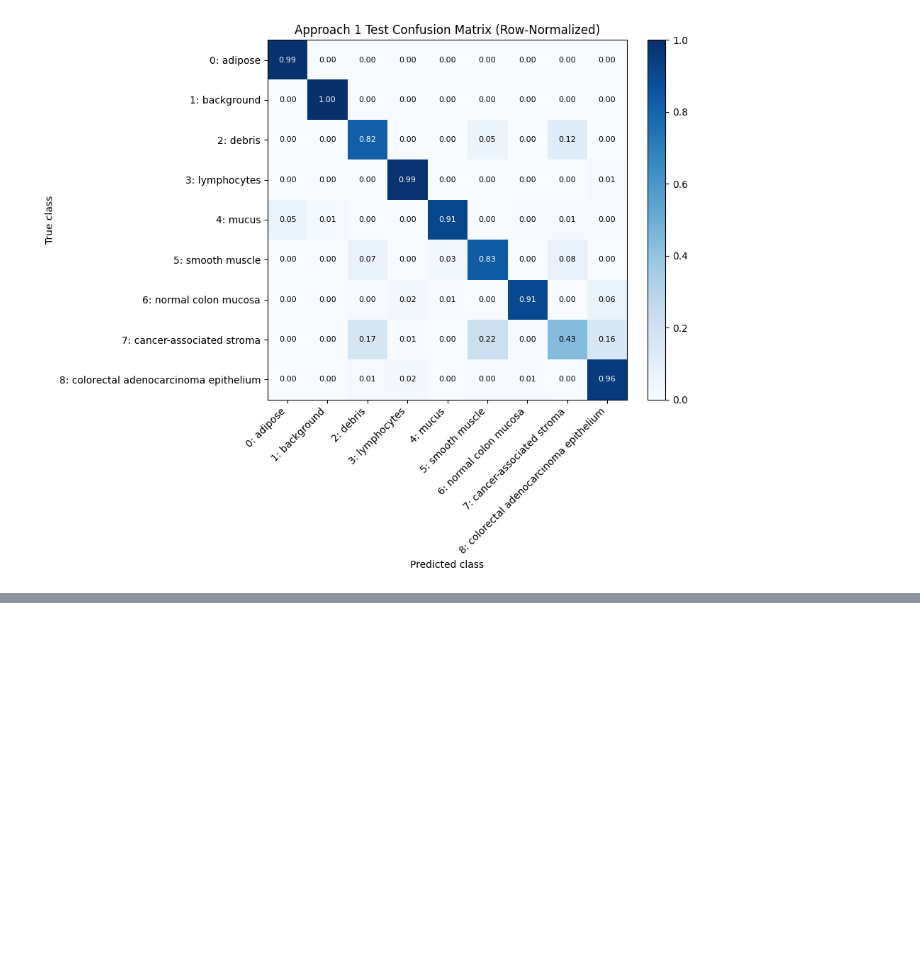
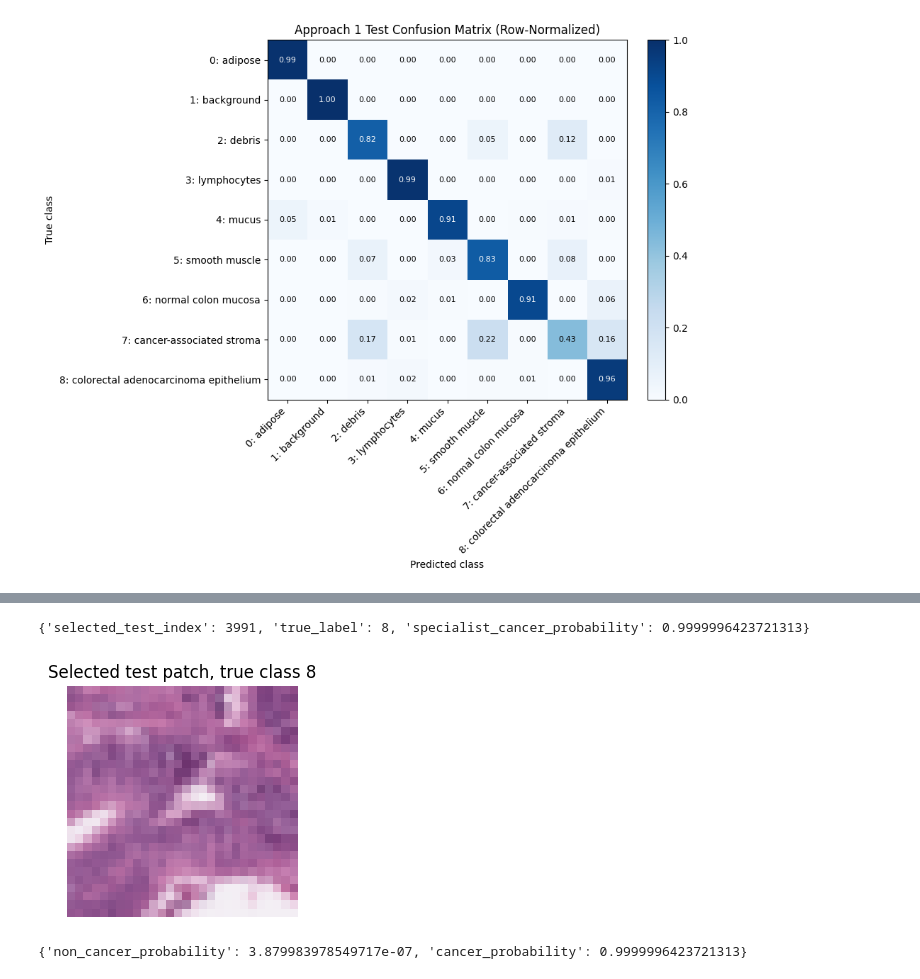
Before and after one commit to nickzerjeski/pathmnist-classification-improvement, a Jupyter notebook: notebooks/approach_01_cancer_vs_rest_override.ipynb, the cells around one changed output, grey strips where cells are left out. Drawn from its saved outputs; the diff is of its cells as text; code cells hidden in the pictures; blank space fills up the shorter version.

```diff
--- a/notebooks/approach_01_cancer_vs_rest_override.ipynb
+++ b/notebooks/approach_01_cancer_vs_rest_override.ipynb
@@ -419,0 +686,70 @@ plt.show()
+# %%
+import torch
+import torch.nn.functional as F
+from torchvision.transforms.functional import to_pil_image
+
+from pathmnist.data import build_dataset
+from pathmnist.models import build_model
+
+SPECIALIST_CHECKPOINT = MODEL_DIR / 'best.pt'
+checkpoint = torch.load(SPECIALIST_CHECKPOINT, map_location='cpu')
+specialist_model = build_model('small_cnn', 2, pretrained=False)
+specialist_model.load_state_dict(checkpoint['model'])
+specialist_model.eval()
+
+# Use unaugmented test data, matching evaluation.
+test_dataset = build_dataset(
+    'test',
+    image_size=specialist_config['image_size'],
+    source_size=specialist_config.get('source_size'),
+    augment='none',
+    root=str(PROJECT_ROOT / 'data'),
+    norm='pathmnist',
+)
+
+# Select a true cancer sample with high specialist cancer probability.
+_, specialist_test_probs = load_npz(SPECIALIST_DIR / 'specialist_test_predictions.npz')
+test_labels = np.asarray(test_dataset.labels).reshape(-1).astype(int)
+cancer_indices = np.where(test_labels == 8)[0]
+selected_index = int(cancer_indices[np.argmax(specialist_test_probs[cancer_indices, 1])])
+x, y = test_dataset[selected_index]
+print({'selected_test_index': selected_index, 'true_label': int(np.asarray(y).reshape(-1)[0]), 'specialist_cancer_probability': float(specialist_test_probs[selected_index, 1])})
+# %% [output]
+{'selected_test_index': 3991, 'true_label': 8, 'specialist_cancer_probability': 0.9999996423721313}
+# %%
+def unnormalize_image(x_tensor):
+    mean = torch.tensor(meta.mean).view(3, 1, 1)
+    std = torch.tensor(meta.std).view(3, 1, 1)
+    image = x_tensor.cpu() * std + mean
+    return image.clamp(0, 1)
+
+image = unnormalize_image(x)
+plt.figure(figsize=(3, 3))
+plt.imshow(np.transpose(image.numpy(), (1, 2, 0)))
+plt.title(f'Selected test patch, true class {int(np.asarray(y).reshape(-1)[0])}')
+plt.axis('off')
+plt.show()
+# %% [output]
+[figure, added]
+# %%
+# Capture feature maps after representative activation layers.
+feature_layers = {
+    'early_layer_2_silu': specialist_model.net[2],
+    'middle_layer_9_silu': specialist_model.net[9],
+    'deep_layer_16_silu': specialist_model.net[16],
+}
+activations = {}
+hooks = []
+for name, layer in feature_layers.items():
+    hooks.append(layer.register_forward_hook(lambda module, inputs, output, layer_name=name: activations.__setitem__(layer_name, output.detach().cpu())))
+
+with torch.no_grad():
+    logits = specialist_model(x.unsqueeze(0))
+    probabilities = torch.softmax(logits, dim=1).squeeze().cpu().numpy()
+
+for hook in hooks:
+    hook.remove()
+
+print({'non_cancer_probability': float(probabilities[0]), 'cancer_probability': float(probabilities[1])})
+# %% [output]
+{'non_cancer_probability': 3.879983978549717e-07, 'cancer_probability': 0.9999996423721313}
```
Also changed, not shown: parts of 15 cells of this notebook, 10 other files.
